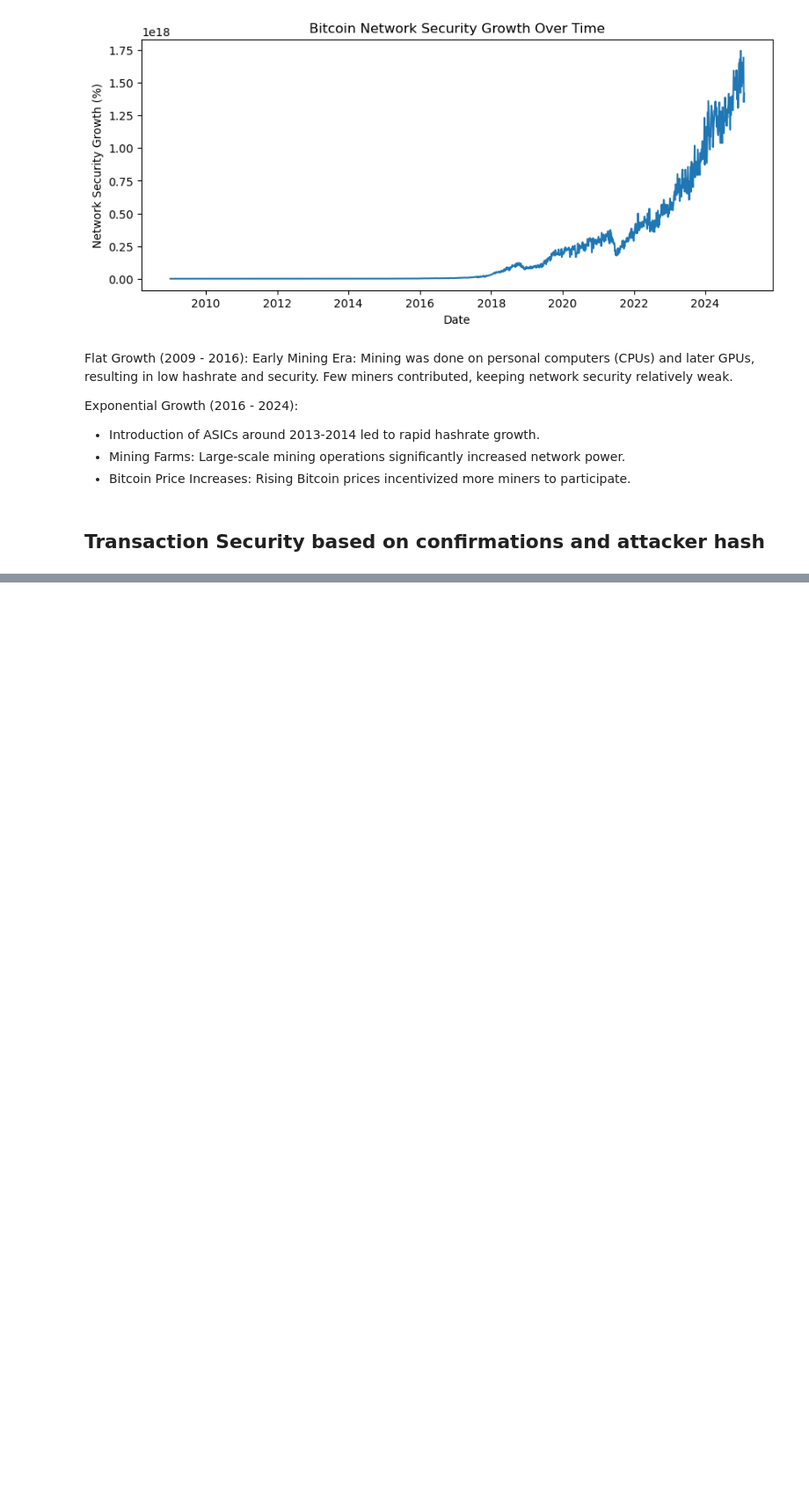
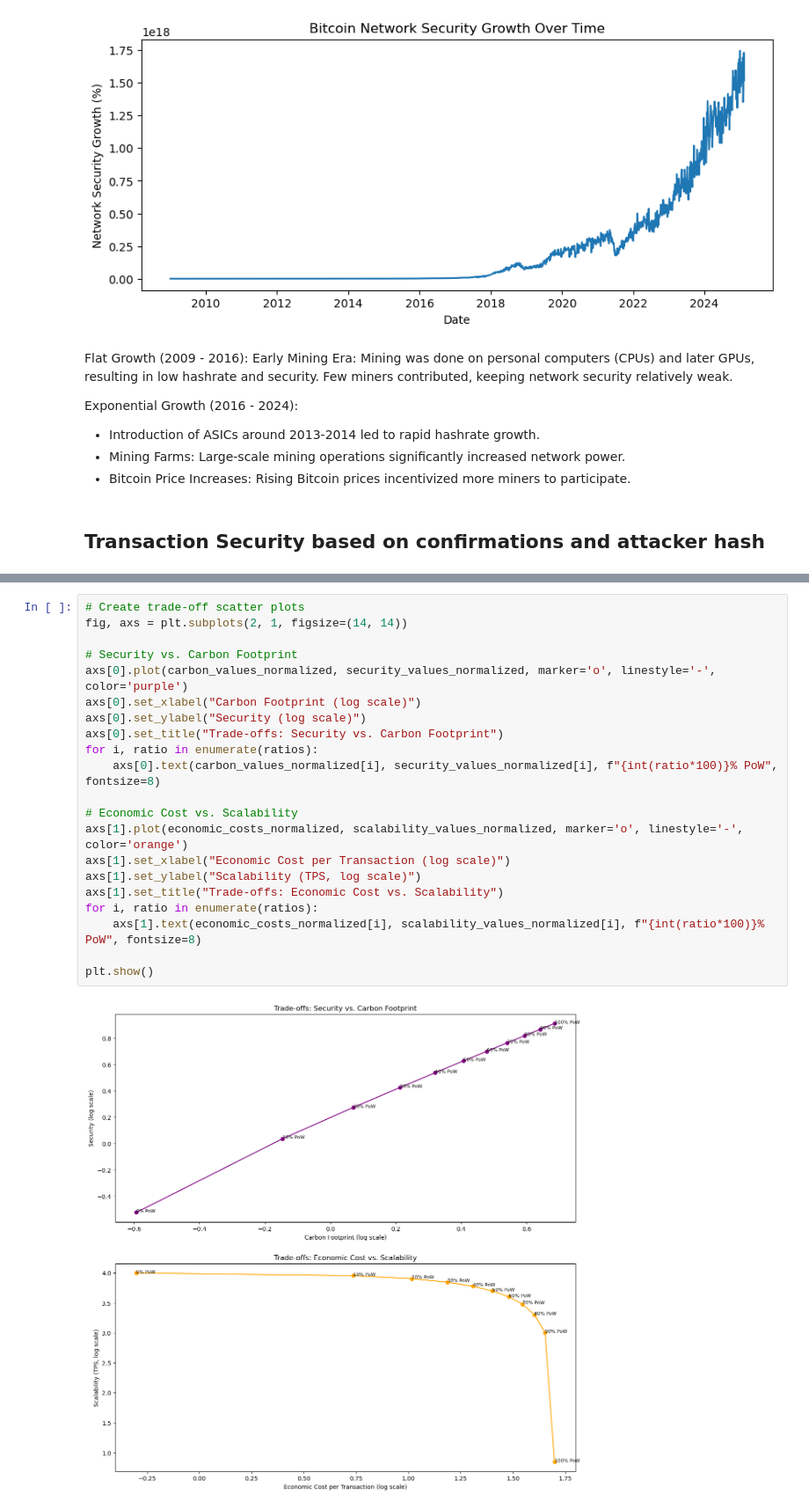
Before and after one commit to mscarpati/bitcoin-mining-tradeoffs, a Jupyter notebook: pow_analysis.ipynb, the cells around one changed output, grey strips where cells are left out. Shown: that part at 88% size. Drawn from its saved outputs; the diff is of its cells as text; blank space fills up the shorter version.

```diff
--- a/pow_analysis.ipynb
+++ b/pow_analysis.ipynb
@@ -177,0 +260,23 @@ plot_pow_transaction_security()
+# %%
+# Create trade-off scatter plots
+fig, axs = plt.subplots(2, 1, figsize=(14, 14))
+
+# Security vs. Carbon Footprint
+axs[0].plot(carbon_values_normalized, security_values_normalized, marker='o', linestyle='-', color='purple')
+axs[0].set_xlabel("Carbon Footprint (log scale)")
+axs[0].set_ylabel("Security (log scale)")
+axs[0].set_title("Trade-offs: Security vs. Carbon Footprint")
+for i, ratio in enumerate(ratios):
+    axs[0].text(carbon_values_normalized[i], security_values_normalized[i], f"{int(ratio*100)}% PoW", fontsize=8)
+
+# Economic Cost vs. Scalability
+axs[1].plot(economic_costs_normalized, scalability_values_normalized, marker='o', linestyle='-', color='orange')
+axs[1].set_xlabel("Economic Cost per Transaction (log scale)")
+axs[1].set_ylabel("Scalability (TPS, log scale)")
+axs[1].set_title("Trade-offs: Economic Cost vs. Scalability")
+for i, ratio in enumerate(ratios):
+    axs[1].text(economic_costs_normalized[i], scalability_values_normalized[i], f"{int(ratio*100)}% PoW", fontsize=8)
+
+plt.show()
+# %% [output]
+[figure, added]
```
Also changed, not shown: parts of 10 cells of this notebook.
